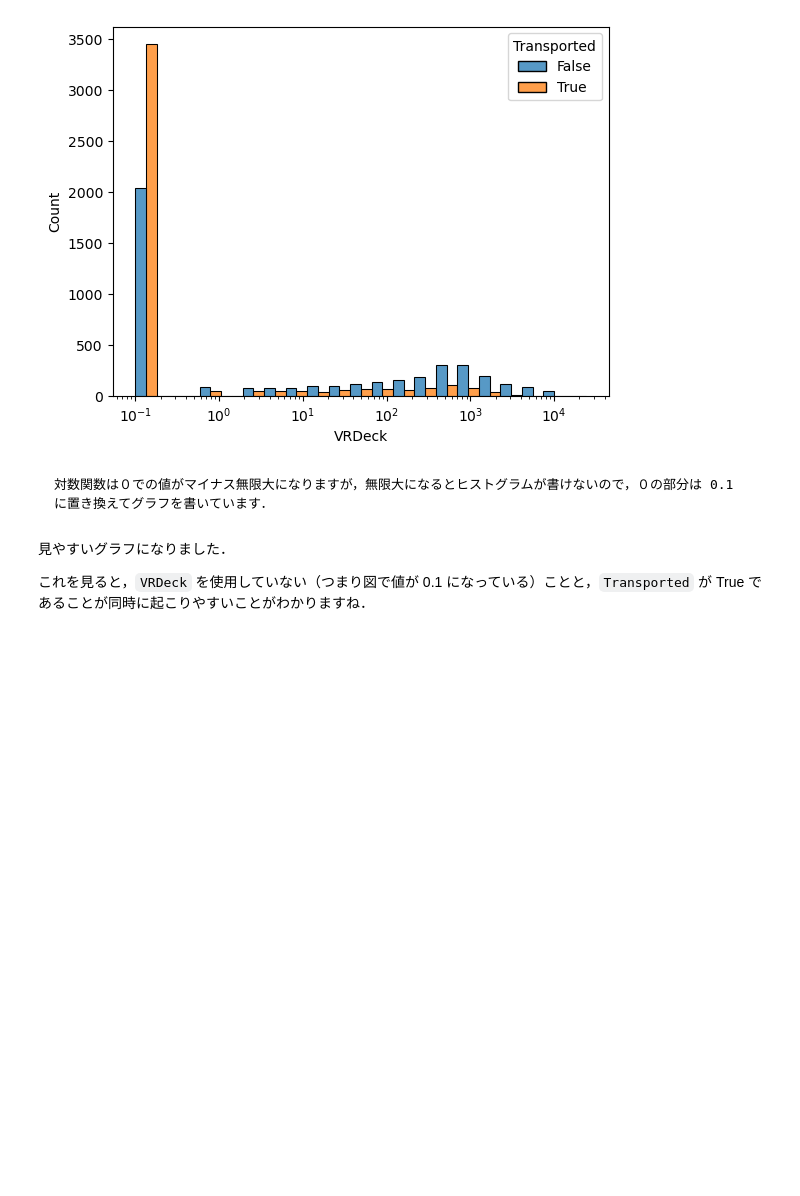
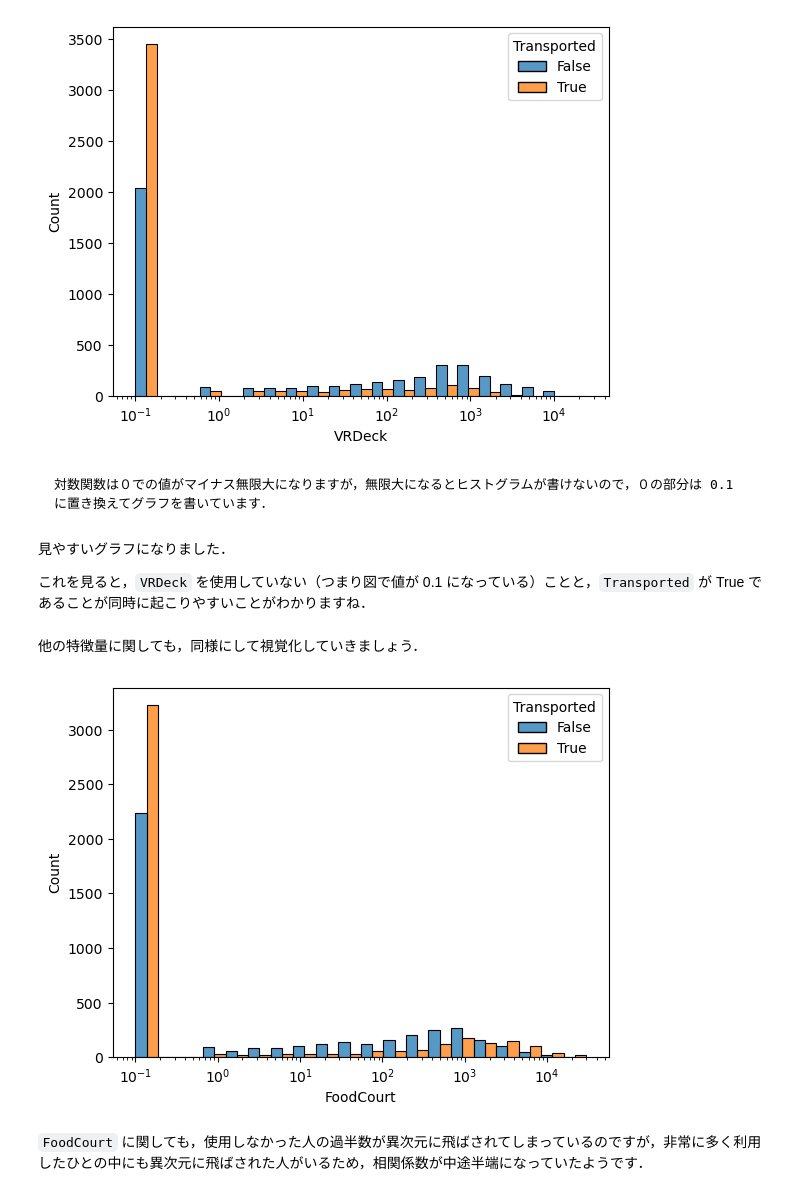
Before and after one commit to Seasawher/spaceship-titanic, a Jupyter notebook: book/relation.ipynb, the cells around one changed output. Cells and saved outputs as stored; diff of their text form; code cells hidden in the pictures; blank space fills up the shorter version.

```diff
--- a/book/relation.ipynb
+++ b/book/relation.ipynb
@@ -102,3 +105,20 @@ plt.show()
 見やすいグラフになりました．
 
 これを見ると，`VRDeck` を使用していない（つまり図で値が 0.1 になっている）ことと，`Transported` が True であることが同時に起こりやすいことがわかりますね．
+# %% [markdown]
+他の特徴量に関しても，同様にして視覚化していきましょう．
+# %%
+import seaborn as sns
+
+sns.histplot(
+    data=train_data.replace(0, 0.1),
+    x="FoodCourt",
+    hue="Transported",
+    multiple="dodge",
+    log_scale=True,
+)
+plt.show()
+# %% [output]
+[figure, added]
+# %% [markdown]
+`FoodCourt` に関しても，使用しなかった人の過半数が異次元に飛ばされてしまっているのですが，非常に多く利用したひとの中にも異次元に飛ばされた人がいるため，相関係数が中途半端になっていたようです．
```
Also changed, not shown: parts of 2 cells of this notebook, 1 other file.
